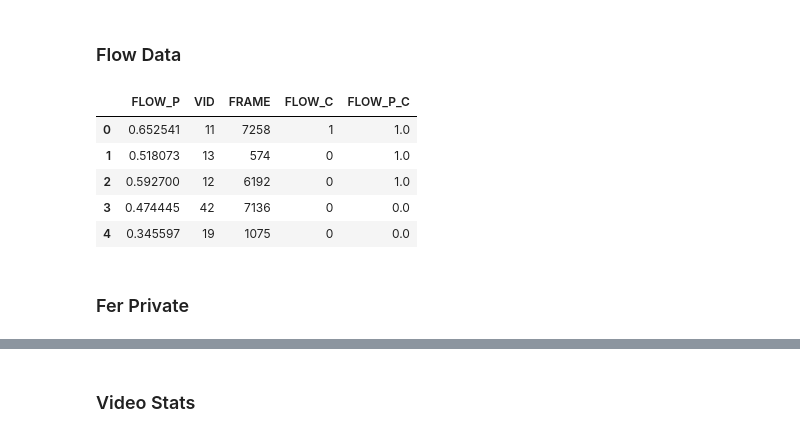
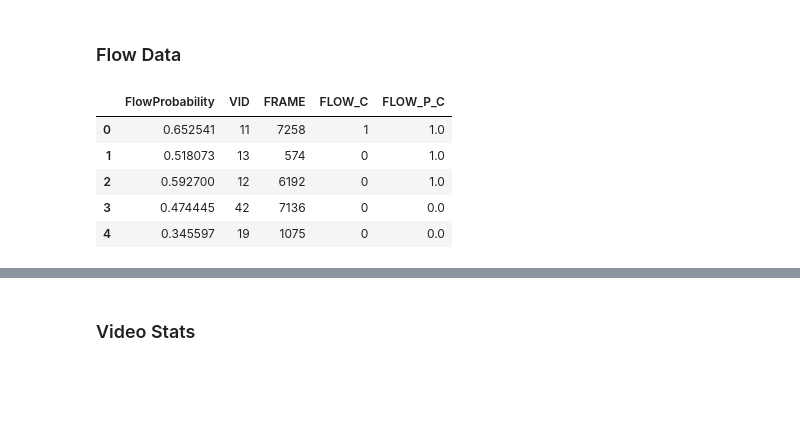
Before and after one commit to LHumpe/COINs-CNN-FLOW, a Jupyter notebook: notebooks/YouTube_analysis.ipynb, the cells around one changed output, grey strips where cells are left out. Saved outputs shown, nothing was run; the diff lists cells and outputs as text; code cells hidden in the pictures; blank space fills up the shorter version.

```diff
--- a/notebooks/YouTube_analysis.ipynb
+++ b/notebooks/YouTube_analysis.ipynb
@@ -25,20 +26,23 @@ def clean_sub_count(count):
 ### Flow Data
 # %%
 flow_predictions = pd.read_csv('../results/yt_analysis/results.csv')
+
+# Type conversions
 flow_predictions['VID'] = flow_predictions.FILE.apply(lambda x: int(x.split('_')[0].split('/')[-1]))
 flow_predictions['FRAME'] = flow_predictions.FILE.apply(lambda x: int(x.split('_')[-4]))
 flow_predictions['FLOW_C'] = flow_predictions.FILE.apply(lambda x: int(x.split('_')[-2]))
 flow_predictions.drop(columns=['FILE'], inplace=True)
+
+# Flow prediction as class
 flow_predictions.loc[flow_predictions['PROB'] >= 0.5, 'FLOW_P_C'] = int(1)
 flow_predictions.loc[flow_predictions['PROB'] < 0.5, 'FLOW_P_C'] = int(0)
-flow_predictions.rename(columns={'PROB':'FLOW_P'}, inplace=True)
+
+flow_predictions.rename(columns={'PROB':'FlowProbability'}, inplace=True)
 flow_predictions.head(5)
 # %% [output]
-|  | FLOW_P | VID | FRAME | FLOW_C | FLOW_P_C |
+|  | FlowProbability | VID | FRAME | FLOW_C | FLOW_P_C |
 | 0 | 0.652541 | 11 | 7258 | 1 | 1.0 |
 | 1 | 0.518073 | 13 | 574 | 0 | 1.0 |
 | 2 | 0.592700 | 12 | 6192 | 0 | 1.0 |
 | 3 | 0.474445 | 42 | 7136 | 0 | 0.0 |
 | 4 | 0.345597 | 19 | 1075 | 0 | 0.0 |
-# %% [markdown]
-### Fer Private
```
Also changed, not shown: parts of 14 cells of this notebook, 1 other file.
